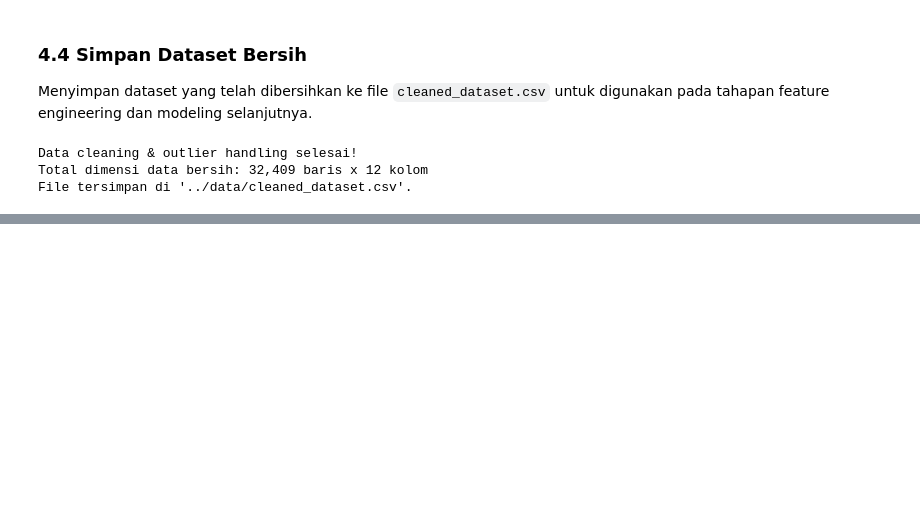
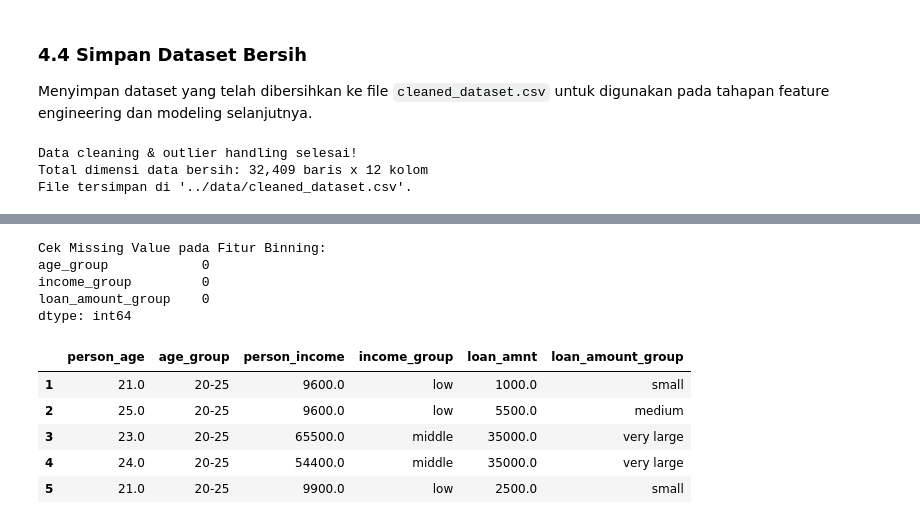
Before and after one commit to difadlyaulhaq/Local-Credit-Risk-Assessment---Explainable-AI--XAI--System, a Jupyter notebook: notebooks/01_eda_and_feature_eng.ipynb, the cells around one changed output, grey strips where cells are left out. Drawn from its saved outputs; the diff is of its cells as text; code cells hidden in the pictures; blank space fills up the shorter version.

```diff
--- a/notebooks/01_eda_and_feature_eng.ipynb
+++ b/notebooks/01_eda_and_feature_eng.ipynb
@@ -641,0 +653,46 @@ File tersimpan di '../data/cleaned_dataset.csv'.
+# %%
+# 1. Salin data bersih hasil Section 4
+df_feat = cleaned_data.copy()
+
+# Filter usia jika terdapat nilai > 80 tahun
+df_feat = df_feat[df_feat['person_age'] <= 80].copy()
+
+# 2. Binning Usia (dengan include_lowest=True agar usia 20 thn terakomodasi)
+df_feat['age_group'] = pd.cut(
+    df_feat['person_age'],
+    bins=[20, 26, 36, 46, 56, 66, 80],
+    labels=['20-25', '26-35', '36-45', '46-55', '56-65', '66+'],
+    include_lowest=True
+)
+
+# 3. Binning Pendapatan (Income Group)
+df_feat['income_group'] = pd.cut(
+    df_feat['person_income'],
+    bins=[0, 25000, 50000, 75000, 100000, float('inf')],
+    labels=['low', 'low-middle', 'middle', 'high-middle', 'high'],
+    include_lowest=True
+)
+
+# 4. Binning Jumlah Pinjaman (Loan Amount Group)
+df_feat['loan_amount_group'] = pd.cut(
+    df_feat['loan_amnt'],
+    bins=[0, 5000, 10000, 15000, float('inf')],
+    labels=['small', 'medium', 'large', 'very large'],
+    include_lowest=True
+)
+
+print("Cek Missing Value pada Fitur Binning:")
+print(df_feat[['age_group', 'income_group', 'loan_amount_group']].isnull().sum())
+df_feat[['person_age', 'age_group', 'person_income', 'income_group', 'loan_amnt', 'loan_amount_group']].head()
+# %% [output]
+Cek Missing Value pada Fitur Binning:
+age_group            0
+income_group         0
+loan_amount_group    0
+dtype: int64
+|  | person_age | age_group | person_income | income_group | loan_amnt | loan_amount_group |
+| 1 | 21.0 | 20-25 | 9600.0 | low | 1000.0 | small |
+| 2 | 25.0 | 20-25 | 9600.0 | low | 5500.0 | medium |
+| 3 | 23.0 | 20-25 | 65500.0 | middle | 35000.0 | very large |
+| 4 | 24.0 | 20-25 | 54400.0 | middle | 35000.0 | very large |
+| 5 | 21.0 | 20-25 | 9900.0 | low | 2500.0 | small |
```
Also changed, not shown: parts of 10 cells of this notebook, 2 other files.
